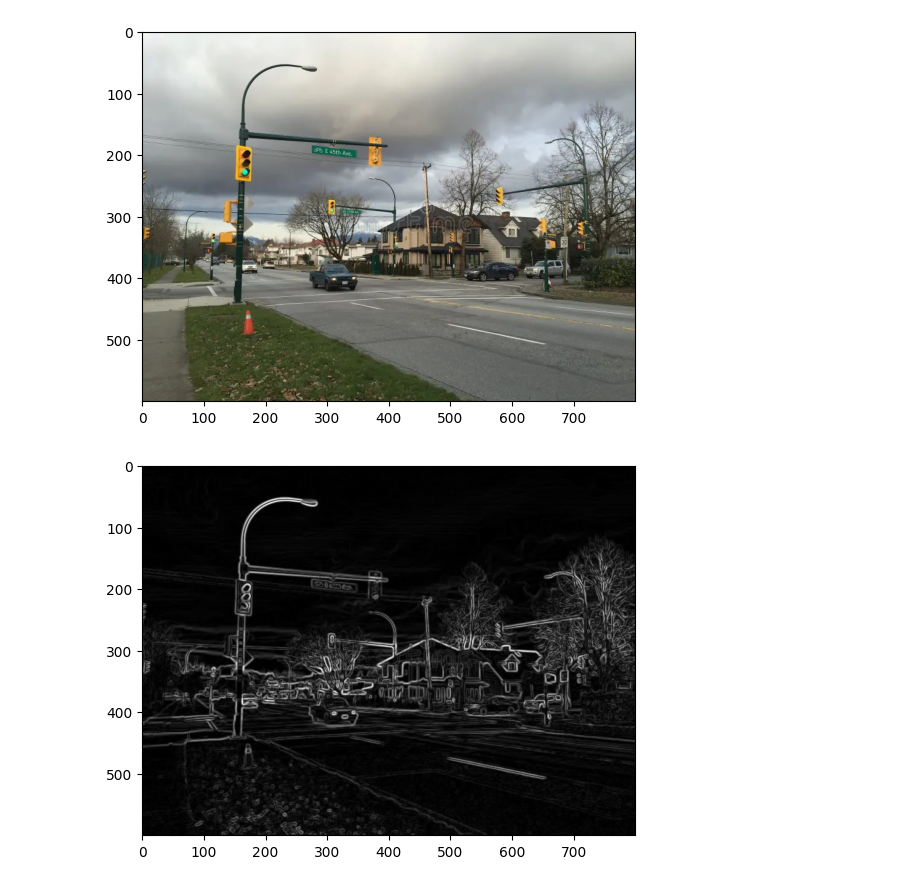
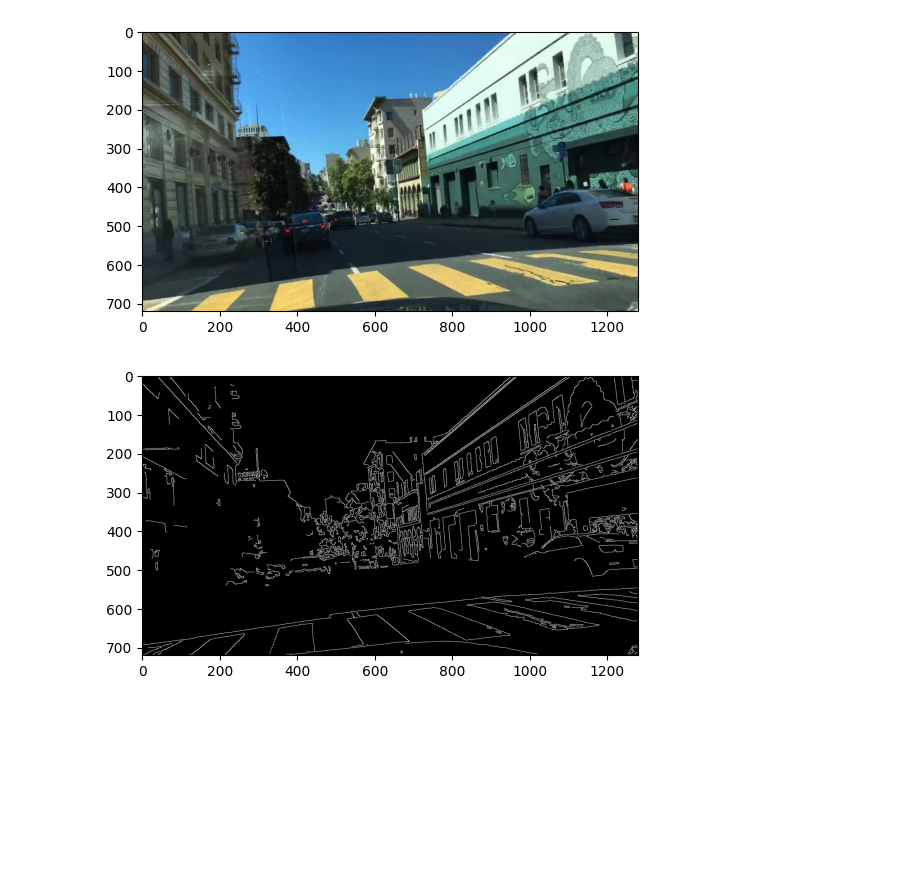
Before and after one commit to uzFer/APS360-Project, a Jupyter notebook: APS360_Project.ipynb, the cells around one changed output. Cells and saved outputs as stored; diff of their text form; code cells hidden in the pictures; blank space fills up the shorter version.

```diff
--- a/APS360_Project.ipynb
+++ b/APS360_Project.ipynb
@@ -115,45 +115,37 @@ def hysteresis_thresholding(img) :
     return temp_img
 # %%
-input_path = "/content/drive/MyDrive/"
-output_path = "/content/drive/MyDrive/result/"
-img_name = ["test_image.png"]
 from PIL import Image
 
-for img in img_name :
-    input_img = imageio.imread(input_path + img)
+output_path = "/content/drive/MyDrive/test_output/"
+folder_path = "/content/drive/MyDrive/test/"
+img_names = [file for file in os.listdir(folder_path) if file.lower().endswith(('.png', '.jpg', '.jpeg'))]
+
+for img in img_names:
+    input_img = imageio.imread(folder_path + img)
     plt.imshow(input_img)
     plt.show()
 
     gray_input_img = rgb2gray(input_img)
     blur_img = ndimage.gaussian_filter(gray_input_img, sigma = 1.0)
 
     x_grad = gradient_x(blur_img)
     y_grad = gradient_y(blur_img)
 
     grad_mag = gradient_mag(x_grad, y_grad)
-    plt.imshow(grad_mag, cmap = plt.get_cmap('gray'))
-    plt.show()
     grad_mag_pil = Image.fromarray(np.uint8(grad_mag))
-    imageio.imwrite(output_path + img.split('.')[0] + "/img1_grad_mag.jpg", grad_mag_pil, format="JPEG", quality=100)
 
     grad_dir = np.degrees(np.arctan2(y_grad, x_grad))
-    plt.imshow(grad_dir, cmap = plt.get_cmap('gray'))
-    plt.show()
     grad_dir_pil = Image.fromarray(np.uint8(grad_dir))
-    imageio.imwrite(output_path + img.split('.')[0] + "/img2_grad_dir.jpg", grad_dir_pil, format="JPEG", quality=100)
 
     closest_dir = closest_dir_function(grad_dir)
     thinned_output = non_maximal_suppressor(grad_mag, closest_dir)
-    plt.imshow(thinned_output, cmap = plt.get_cmap('gray'))
-    plt.show()
     thinned_output_pil = Image.fromarray(np.uint8(thinned_output))
-    imageio.imwrite(output_path + img.split('.')[0] + "/img3_thinned_output.jpg", thinned_output_pil, format="JPEG", quality=100)
 
     output_img = hysteresis_thresholding(thinned_output)
     plt.imshow(output_img, cmap = plt.get_cmap('gray'))
     plt.show()
     final_output_pil = Image.fromarray(np.uint8(output_img))
-    imageio.imwrite(output_path + img.split('.')[0] + "/img4_final_output.jpg", final_output_pil, format="JPEG", quality=100)
+    cv2.imwrite(output_path + "/" + img.split(".")[0] + "_final_output.jpg", (output_img * 255).astype(np.uint8))
 # %% [output]
-[figure, old version]
+[figure, new version]
-[figure, old version]
+[figure, new version]
```
Also changed, not shown: parts of 6 cells of this notebook.
